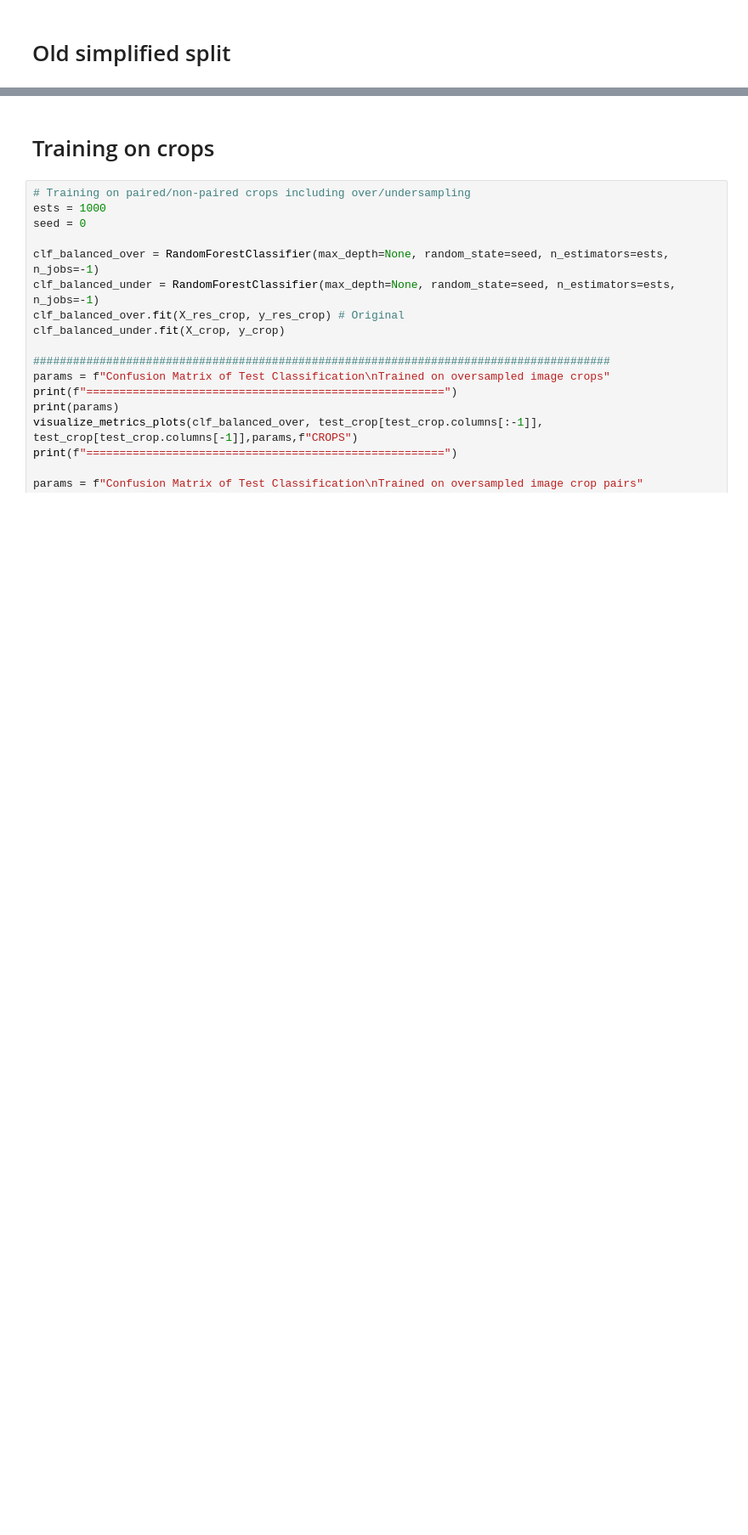
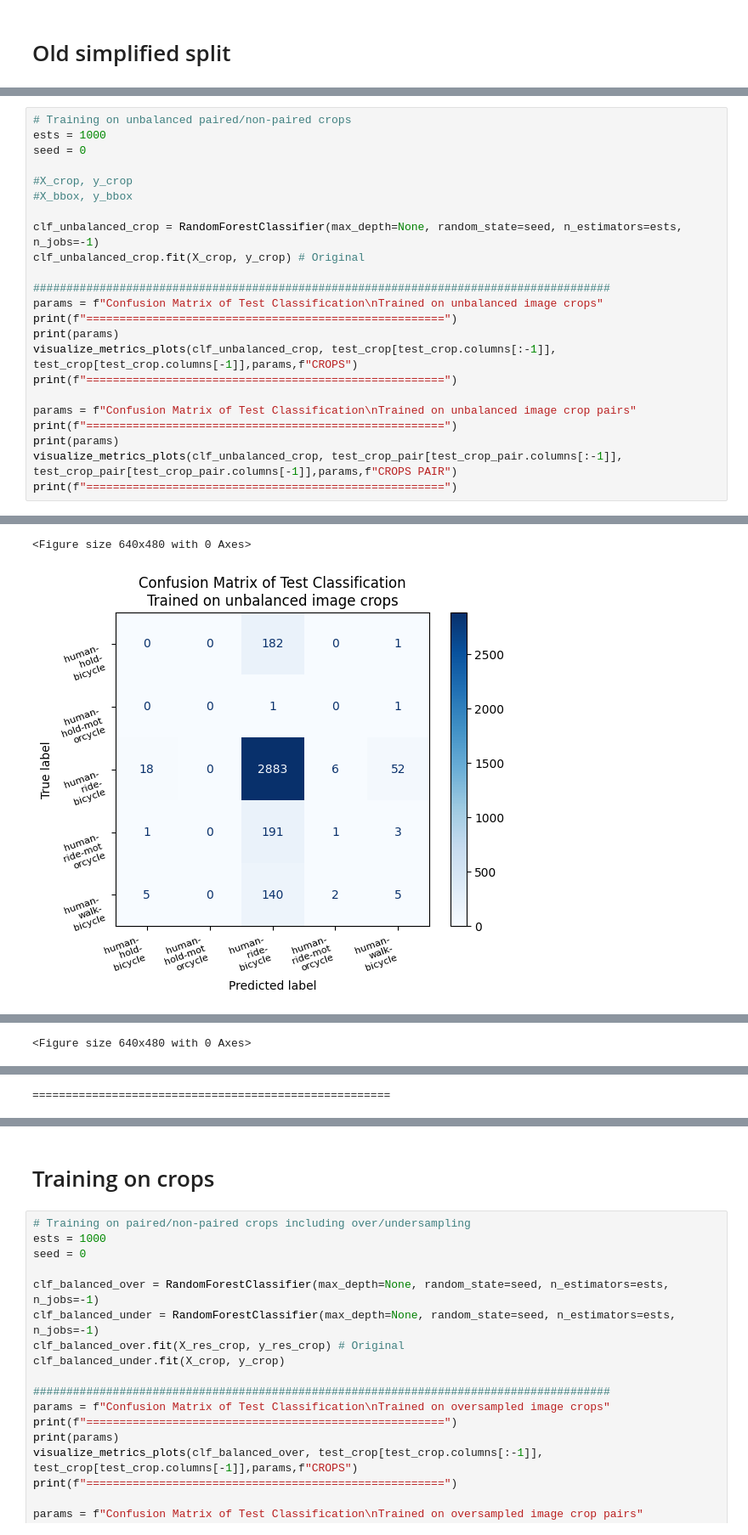
Before and after one commit to vismiroglou/ce7_741_HOI_detection, a Jupyter notebook: testing params.ipynb, the cells around one changed output, grey strips where cells are left out. Shown: that part at 85% size. Drawn from its saved outputs; the diff is of its cells as text; blank space fills up the shorter version.

Commit message:
Added unbalanced test

```diff
--- a/testing params.ipynb
+++ b/testing params.ipynb
@@ -288,0 +259,24 @@ motorcycle'
+# %%
+# Training on unbalanced paired/non-paired crops
+ests = 1000
+seed = 0
+
+#X_crop, y_crop
+#X_bbox, y_bbox
+
+clf_unbalanced_crop = RandomForestClassifier(max_depth=None, random_state=seed, n_estimators=ests, n_jobs=-1)
+clf_unbalanced_crop.fit(X_crop, y_crop) # Original
+
+#######################################################################################
+params = f"Confusion Matrix of Test Classification\nTrained on unbalanced image crops"
+print(f"======================================================")
+print(params)
+visualize_metrics_plots(clf_unbalanced_crop, test_crop[test_crop.columns[:-1]], test_crop[test_crop.columns[-1]],params,f"CROPS")
+print(f"======================================================")
+
+params = f"Confusion Matrix of Test Classification\nTrained on unbalanced image crop pairs"
+print(f"======================================================")
+print(params)
+visualize_metrics_plots(clf_unbalanced_crop, test_crop_pair[test_crop_pair.columns[:-1]], test_crop_pair[test_crop_pair.columns[-1]],params,f"CROPS PAIR")
+print(f"======================================================")
+# %% [output]
@@ -288,0 +300,2 @@ motorcycle'
+<Figure size 640x480 with 0 Axes>
+[figure, added]
@@ -288,0 +320 @@ motorcycle'
+<Figure size 640x480 with 0 Axes>
@@ -288,0 +323 @@ motorcycle'
+======================================================
```
Also changed, not shown: parts of 12 cells of this notebook, 1 other file.
